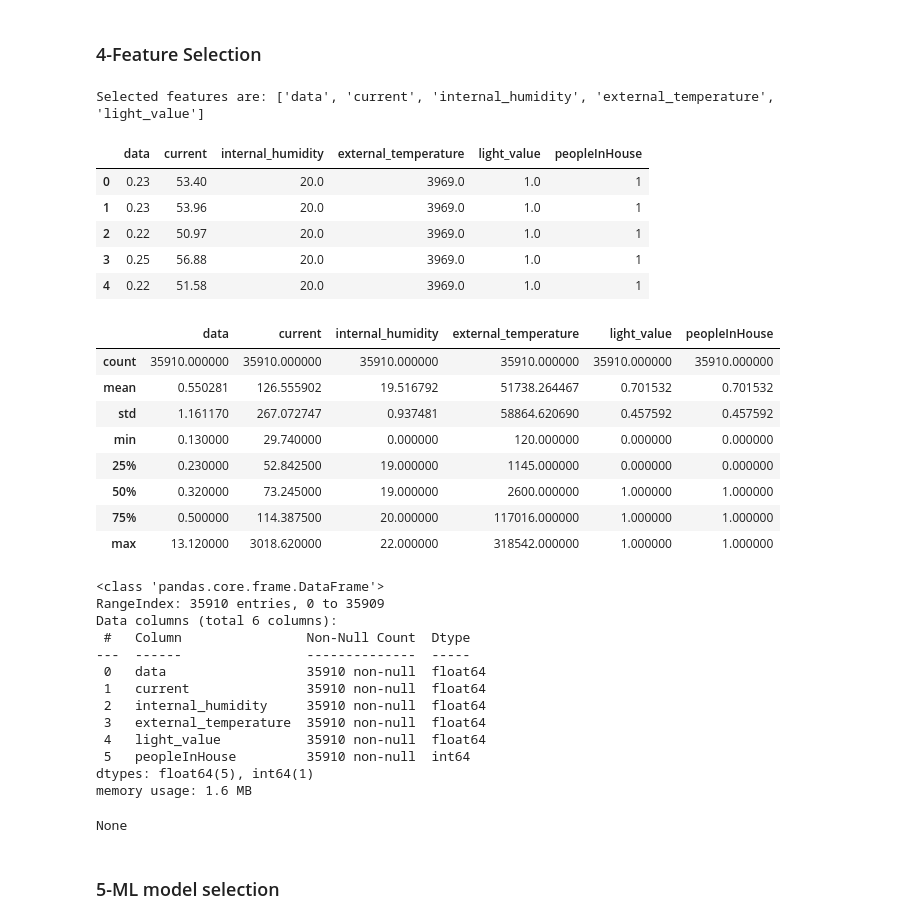
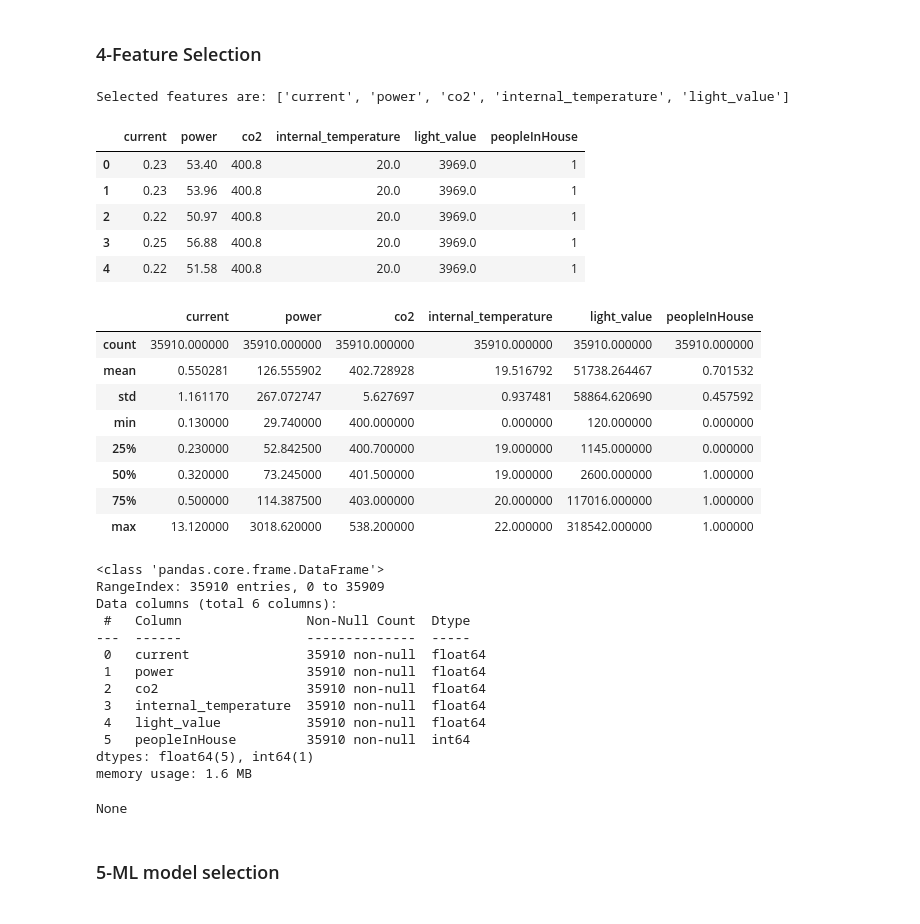
Before and after one commit to Miggianox94/ML_starter_template, a Jupyter notebook: ML-template(no DL).ipynb, the cells around one changed output. Cells and saved outputs as stored; diff of their text form; code cells hidden in the pictures.

```diff
--- a/ML-template(no DL).ipynb
+++ b/ML-template(no DL).ipynb
@@ -207,52 +236,55 @@ plt.show()
 # %% [markdown]
 ### 4-Feature Selection
 # %%
+input_features.remove(TARGET_COLUMN)
 if NUM_FEATURES and NUM_FEATURES <= len(input_features):
-    feature_names = list(raw_input_df.columns.values)
+    #feature_names = list(raw_input_df.columns.values)
 
     # Create and fit selector
     select_k_best_classifier = SelectKBest(f_classif, k=NUM_FEATURES)
     fit_transofrmed_features = select_k_best_classifier.fit_transform(raw_input_df[input_features], raw_input_df[TARGET_COLUMN])
 
     mask = select_k_best_classifier.get_support() #list of booleans
     new_features = [] # The list of your K best features
 
-    for bool, feature in zip(mask, feature_names):
+    for bool, feature in zip(mask, input_features):
         if bool:
             new_features.append(feature)
 
     print("Selected features are: %s" % new_features)
     input_df_reduced = pd.DataFrame(fit_transofrmed_features, columns=new_features)
     input_df_reduced[TARGET_COLUMN] = raw_input_df[TARGET_COLUMN].to_numpy()
     display(input_df_reduced.head())
     display(input_df_reduced.describe())
     display(input_df_reduced.info())
+else:
+    input_df_reduced = raw_input_df
 # %% [output]
-Selected features are: ['data', 'current', 'internal_humidity', 'external_temperature', 'light_value']
+Selected features are: ['current', 'power', 'co2', 'internal_temperature', 'light_value']
-|  | data | current | internal_humidity | external_temperature | light_value | peopleInHouse |
-| 0 | 0.23 | 53.40 | 20.0 | 3969.0 | 1.0 | 1 |
-| 1 | 0.23 | 53.96 | 20.0 | 3969.0 | 1.0 | 1 |
-| 2 | 0.22 | 50.97 | 20.0 | 3969.0 | 1.0 | 1 |
-| 3 | 0.25 | 56.88 | 20.0 | 3969.0 | 1.0 | 1 |
-| 4 | 0.22 | 51.58 | 20.0 | 3969.0 | 1.0 | 1 |
+|  | current | power | co2 | internal_temperature | light_value | peopleInHouse |
+| 0 | 0.23 | 53.40 | 400.8 | 20.0 | 3969.0 | 1 |
+| 1 | 0.23 | 53.96 | 400.8 | 20.0 | 3969.0 | 1 |
+| 2 | 0.22 | 50.97 | 400.8 | 20.0 | 3969.0 | 1 |
+| 3 | 0.25 | 56.88 | 400.8 | 20.0 | 3969.0 | 1 |
+| 4 | 0.22 | 51.58 | 400.8 | 20.0 | 3969.0 | 1 |
-|  | data | current | internal_humidity | external_temperature | light_value | peopleInHouse |
+|  | current | power | co2 | internal_temperature | light_value | peopleInHouse |
 | count | 35910.000000 | 35910.000000 | 35910.000000 | 35910.000000 | 35910.000000 | 35910.000000 |
-| mean | 0.550281 | 126.555902 | 19.516792 | 51738.264467 | 0.701532 | 0.701532 |
-| std | 1.161170 | 267.072747 | 0.937481 | 58864.620690 | 0.457592 | 0.457592 |
-| min | 0.130000 | 29.740000 | 0.000000 | 120.000000 | 0.000000 | 0.000000 |
-| 25% | 0.230000 | 52.842500 | 19.000000 | 1145.000000 | 0.000000 | 0.000000 |
-| 50% | 0.320000 | 73.245000 | 19.000000 | 2600.000000 | 1.000000 | 1.000000 |
-| 75% | 0.500000 | 114.387500 | 20.000000 | 117016.000000 | 1.000000 | 1.000000 |
-| max | 13.120000 | 3018.620000 | 22.000000 | 318542.000000 | 1.000000 | 1.000000 |
+| mean | 0.550281 | 126.555902 | 402.728928 | 19.516792 | 51738.264467 | 0.701532 |
+| std | 1.161170 | 267.072747 | 5.627697 | 0.937481 | 58864.620690 | 0.457592 |
+| min | 0.130000 | 29.740000 | 400.000000 | 0.000000 | 120.000000 | 0.000000 |
+| 25% | 0.230000 | 52.842500 | 400.700000 | 19.000000 | 1145.000000 | 0.000000 |
+| 50% | 0.320000 | 73.245000 | 401.500000 | 19.000000 | 2600.000000 | 1.000000 |
+| 75% | 0.500000 | 114.387500 | 403.000000 | 20.000000 | 117016.000000 | 1.000000 |
+| max | 13.120000 | 3018.620000 | 538.200000 | 22.000000 | 318542.000000 | 1.000000 |
 <class 'pandas.core.frame.DataFrame'>
 RangeIndex: 35910 entries, 0 to 35909
 Data columns (total 6 columns):
  #   Column                Non-Null Count  Dtype
 ---  ------                --------------  -----
- 0   data                  35910 non-null  float64
- 1   current               35910 non-null  float64
- 2   internal_humidity     35910 non-null  float64
- 3   external_temperature  35910 non-null  float64
+ 0   current               35910 non-null  float64
+ 1   power                 35910 non-null  float64
+ 2   co2                   35910 non-null  float64
+ 3   internal_temperature  35910 non-null  float64
  4   light_value           35910 non-null  float64
  5   peopleInHouse         35910 non-null  int64
 dtypes: float64(5), int64(1)
```
Also changed, not shown: parts of 6 cells of this notebook.
